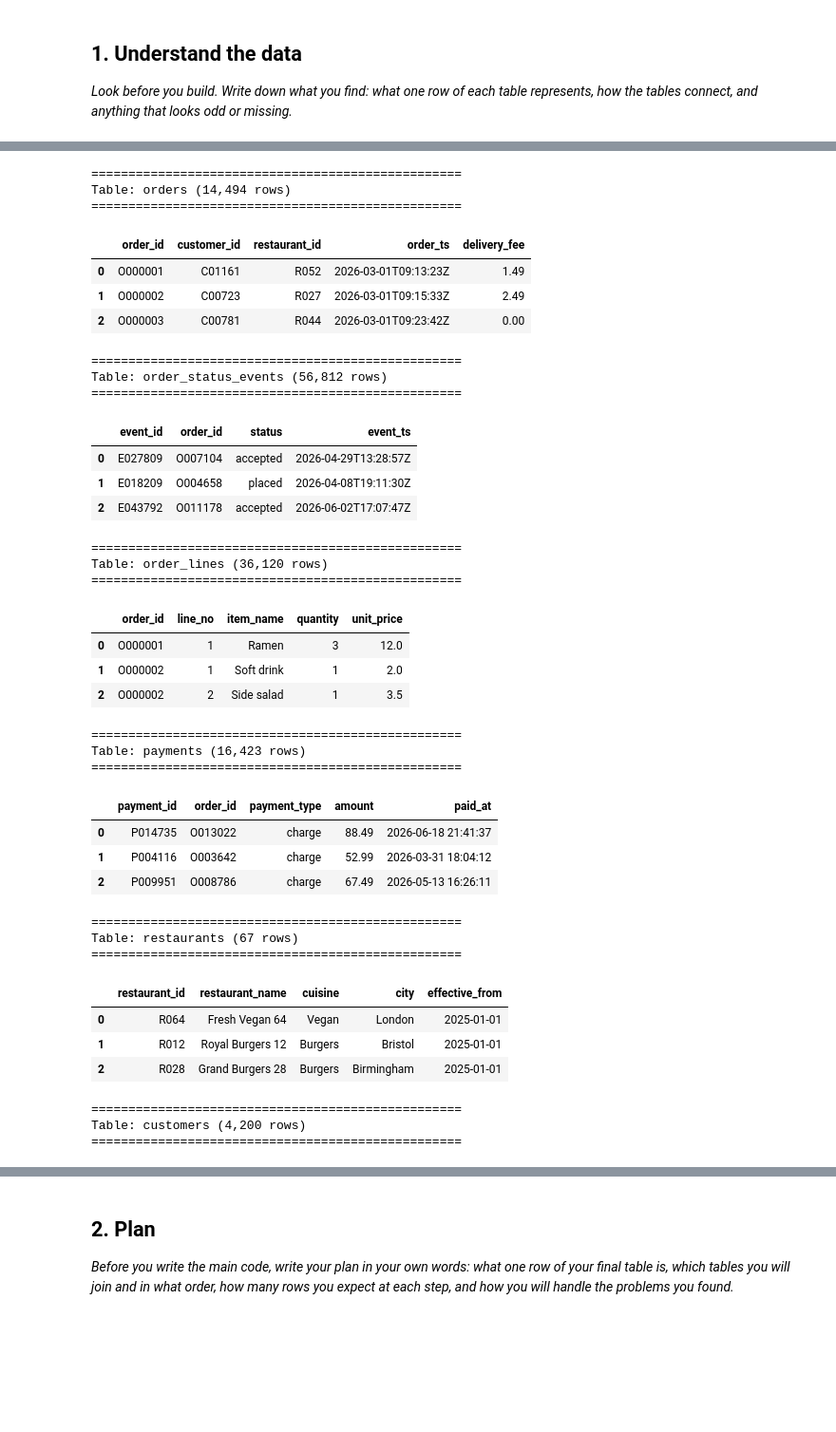
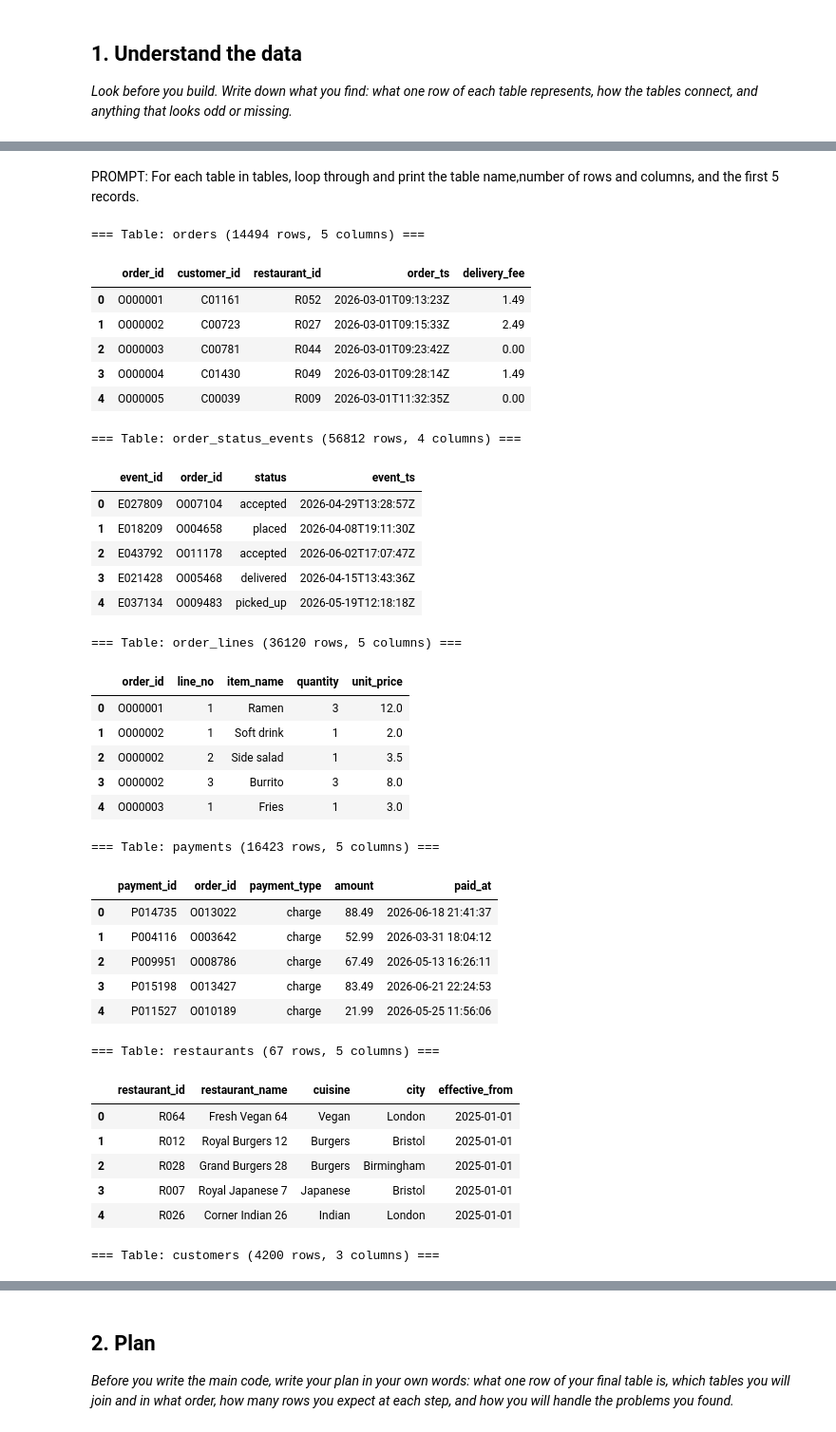
Before and after one commit to Zeeshan-Khatib-5830521/Projects, a Jupyter notebook: 5_02_practice_weekly_ops.ipynb, the cells around one changed output, grey strips where cells are left out. Shown at 95% size. Drawn from its saved outputs; the diff is of its cells as text; code cells hidden in the pictures; blank space fills up the shorter version.

```diff
--- a/5_02_practice_weekly_ops.ipynb
+++ b/5_02_practice_weekly_ops.ipynb
@@ -271,51 +242,49 @@ Based on our profiling code, here are the key insights:
+# %% [markdown]
+PROMPT: For each table in tables, loop through and print the table name,number of rows and columns, and the first 5 records.
 # %%
-from IPython.display import display, HTML
+from IPython.display import display
 
 for name, df in tables.items():
-    print("=" * 50)
-    print(f"Table: {name} ({len(df):,} rows)")
-    print("=" * 50)
-    display(df.head(3))
-    print() # New line for spacing
+    print(f"=== Table: {name} ({df.shape[0]} rows, {df.shape[1]} columns) ===")
+    display(df.head(5))
+    print("\n")
 # %% [output]
-==================================================
-Table: orders (14,494 rows)
-==================================================
+=== Table: orders (14494 rows, 5 columns) ===
 |  | order_id | customer_id | restaurant_id | order_ts | delivery_fee |
 | 0 | O000001 | C01161 | R052 | 2026-03-01T09:13:23Z | 1.49 |
 | 1 | O000002 | C00723 | R027 | 2026-03-01T09:15:33Z | 2.49 |
 | 2 | O000003 | C00781 | R044 | 2026-03-01T09:23:42Z | 0.00 |
+| 3 | O000004 | C01430 | R049 | 2026-03-01T09:28:14Z | 1.49 |
+| 4 | O000005 | C00039 | R009 | 2026-03-01T11:32:35Z | 0.00 |
-==================================================
-Table: order_status_events (56,812 rows)
-==================================================
+=== Table: order_status_events (56812 rows, 4 columns) ===
 |  | event_id | order_id | status | event_ts |
 | 0 | E027809 | O007104 | accepted | 2026-04-29T13:28:57Z |
 | 1 | E018209 | O004658 | placed | 2026-04-08T19:11:30Z |
 | 2 | E043792 | O011178 | accepted | 2026-06-02T17:07:47Z |
+| 3 | E021428 | O005468 | delivered | 2026-04-15T13:43:36Z |
+| 4 | E037134 | O009483 | picked_up | 2026-05-19T12:18:18Z |
-==================================================
-Table: order_lines (36,120 rows)
-==================================================
+=== Table: order_lines (36120 rows, 5 columns) ===
 |  | order_id | line_no | item_name | quantity | unit_price |
 | 0 | O000001 | 1 | Ramen | 3 | 12.0 |
 | 1 | O000002 | 1 | Soft drink | 1 | 2.0 |
 | 2 | O000002 | 2 | Side salad | 1 | 3.5 |
+| 3 | O000002 | 3 | Burrito | 3 | 8.0 |
+| 4 | O000003 | 1 | Fries | 1 | 3.0 |
-==================================================
-Table: payments (16,423 rows)
-==================================================
+=== Table: payments (16423 rows, 5 columns) ===
 |  | payment_id | order_id | payment_type | amount | paid_at |
 | 0 | P014735 | O013022 | charge | 88.49 | 2026-06-18 21:41:37 |
 | 1 | P004116 | O003642 | charge | 52.99 | 2026-03-31 18:04:12 |
 | 2 | P009951 | O008786 | charge | 67.49 | 2026-05-13 16:26:11 |
+| 3 | P015198 | O013427 | charge | 83.49 | 2026-06-21 22:24:53 |
+| 4 | P011527 | O010189 | charge | 21.99 | 2026-05-25 11:56:06 |
-==================================================
-Table: restaurants (67 rows)
-==================================================
+=== Table: restaurants (67 rows, 5 columns) ===
 |  | restaurant_id | restaurant_name | cuisine | city | effective_from |
 | 0 | R064 | Fresh Vegan 64 | Vegan | London | 2025-01-01 |
 | 1 | R012 | Royal Burgers 12 | Burgers | Bristol | 2025-01-01 |
 | 2 | R028 | Grand Burgers 28 | Burgers | Birmingham | 2025-01-01 |
+| 3 | R007 | Royal Japanese 7 | Japanese | Bristol | 2025-01-01 |
+| 4 | R026 | Corner Indian 26 | Indian | London | 2025-01-01 |
-==================================================
-Table: customers (4,200 rows)
-==================================================
+=== Table: customers (4200 rows, 3 columns) ===
 |  | customer_id | signup_date | home_city |
 | 0 | C00001 | 2024-10-15 | London |
 | 1 | C00002 | 2025-05-17 | Leeds |
```
Also changed, not shown: parts of 35 cells of this notebook.
